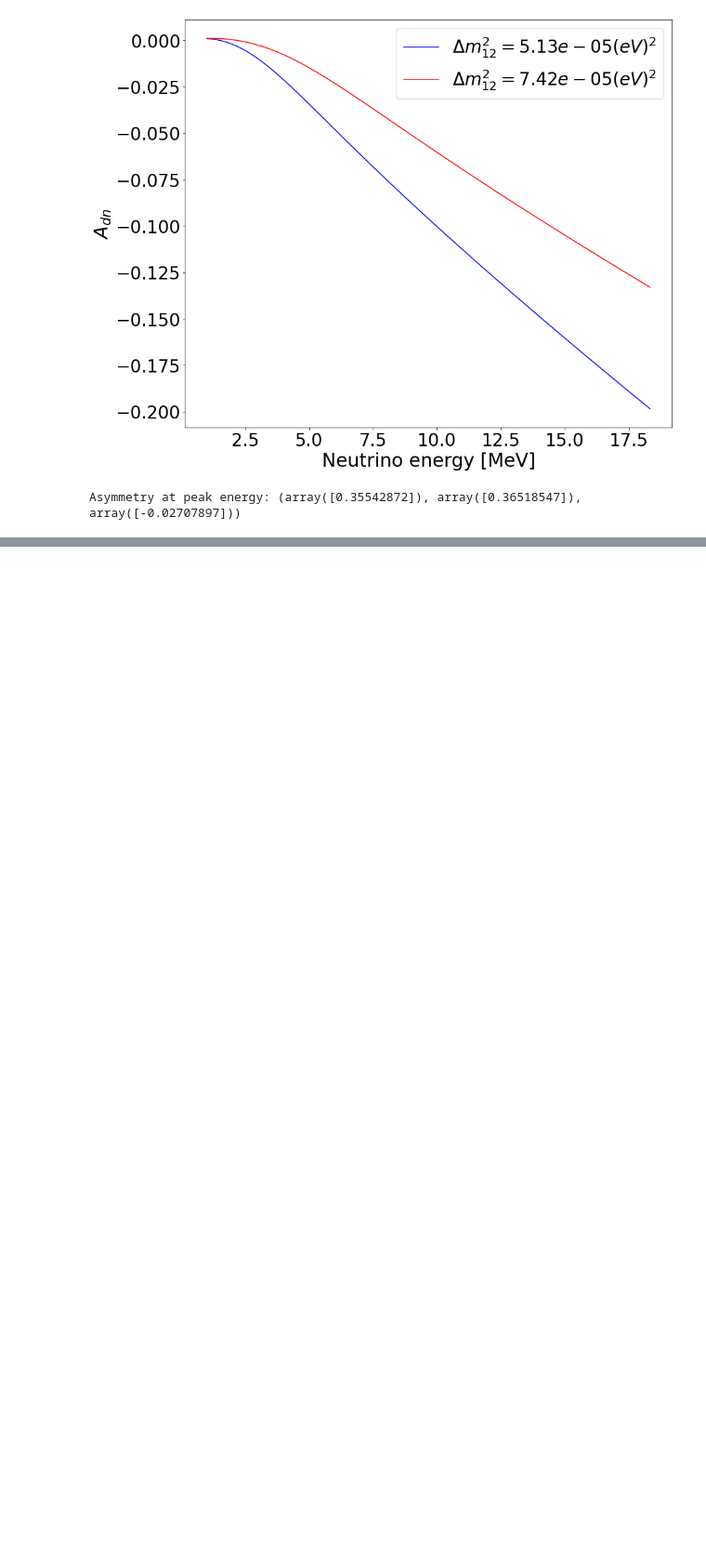
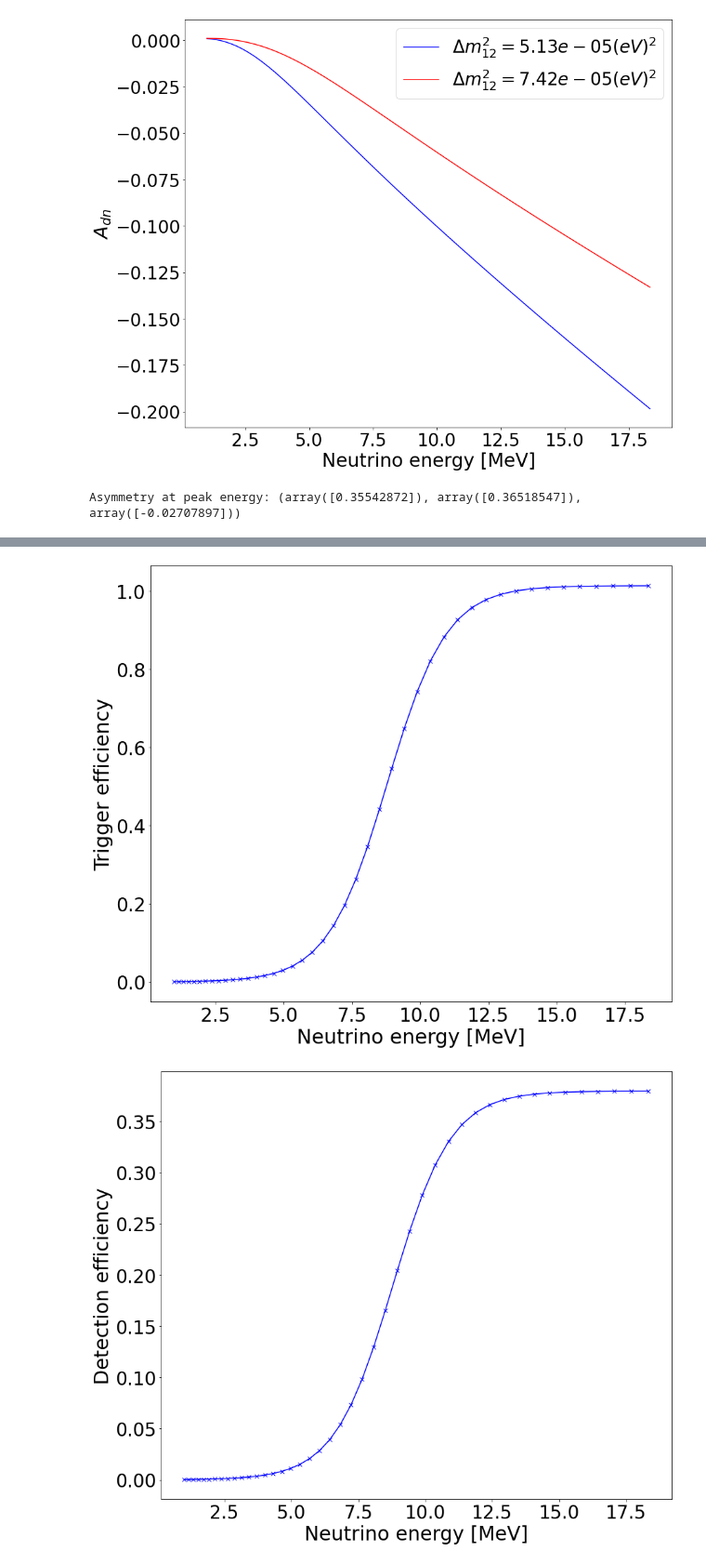
Before and after one commit to nlane314/soLAr-sens, a Jupyter notebook: notebooks/projsens.ipynb, the cells around one changed output, grey strips where cells are left out. Shown at 93% size. Saved outputs shown, nothing was run; the diff lists cells and outputs as text; code cells hidden in the pictures; blank space fills up the shorter version.

```diff
--- a/notebooks/projsens.ipynb
+++ b/notebooks/projsens.ipynb
@@ -332,8 +332,9 @@ plt.show()
 plt.figure(figsize=(14,12))
 
 seleceff = n[0]/n[1]
+bins = bins[0:len(seleceff)]
 
-plt.scatter(bins[0:len(seleceff)], seleceff, color="blue", marker='x')
+plt.scatter(bins, seleceff, color="blue", marker='x')
 
 plt.xlabel('Neutrino energy [MeV]',fontsize=30)
 plt.xticks(fontsize=28)
@@ -346,7 +347,7 @@ plt.ylim(0,1.1)
 
 plt.show()
 
-mseleceff = np.mean(seleceff)
+mseleceff = np.mean(seleceff[(bins > 8) & (bins < 13)])
 print('Mean selection efficiency:', mseleceff)
 # %% [output]
 [figure]
@@ -399,48 +398,41 @@ plt.show()
 # %%
-#Efficiency
-
 def sigmoid(x, a, b, c):
     return a/(1 + np.exp(-b*x+c))
 
+params = [1.01391104, 0.91687735, 8.06047126]
 
-energy = np.array([ 0.  ,  0.45,  0.9 ,  1.35,  1.8 ,  2.25,  2.7 ,  3.15,  3.6 ,
-        4.05,  4.5 ,  4.95,  5.4 ,  5.85,  6.3 ,  6.75,  7.2 ,  7.65,
-        8.1 ,  8.55,  9.  ,  9.45,  9.9 , 10.35, 10.8 , 11.25, 11.7 ,
-       12.15, 12.6 , 13.05, 13.5 , 13.95, 14.4 , 14.85, 15.3 , 15.75,
-       16.2 , 16.65, 17.1])
-
-params = [1.01391104, 0.91687735, 8.06047126]
+############################
 
 plt.figure(figsize=(14,12))
 
-plt.errorbar(energy, sigmoid(energy, *params), color='blue', marker='x', label='0.1')
+plt.plot(xdata, sigmoid(xdata, *params), color='blue', marker='x')
+
+plt.ylabel('Trigger efficiency', fontsize=30)
+plt.xlabel(r'Neutrino energy [MeV]', fontsize=30)
+
+plt.xticks(fontsize=28)
+plt.yticks(fontsize=28)
+
+plt.show()
+
+###########################
+
+plt.figure(figsize=(14,12))
+
+deteceff = mseleceff*sigmoid(xdata, *params)
+
+plt.plot(xdata, deteceff, color='blue', marker='x')
 
 plt.ylabel('Detection efficiency', fontsize=30)
 plt.xlabel(r'Neutrino energy [MeV]', fontsize=30)
 
 plt.xticks(fontsize=28)
 plt.yticks(fontsize=28)
 
-print(x)
-
 plt.show()
-
-
-############################
-
-plt.figure(figsize=(14,12))
-
-plt.plot(xdata, sigmoid(xdata, *params), color='blue', marker='x', label='0.1')
-
-plt.ylabel('Detection efficiency', fontsize=30)
-plt.xlabel(r'Neutrino energy [MeV]', fontsize=30)
-
-plt.xticks(fontsize=28)
-plt.yticks(fontsize=28)
-
-print(x)
-
-plt.show()
+# %% [output]
+[figure, added]
+[figure, added]
 # %%
 plt.figure(figsize=(14,12))
 
```
Also changed, not shown: parts of 8 cells of this notebook.
